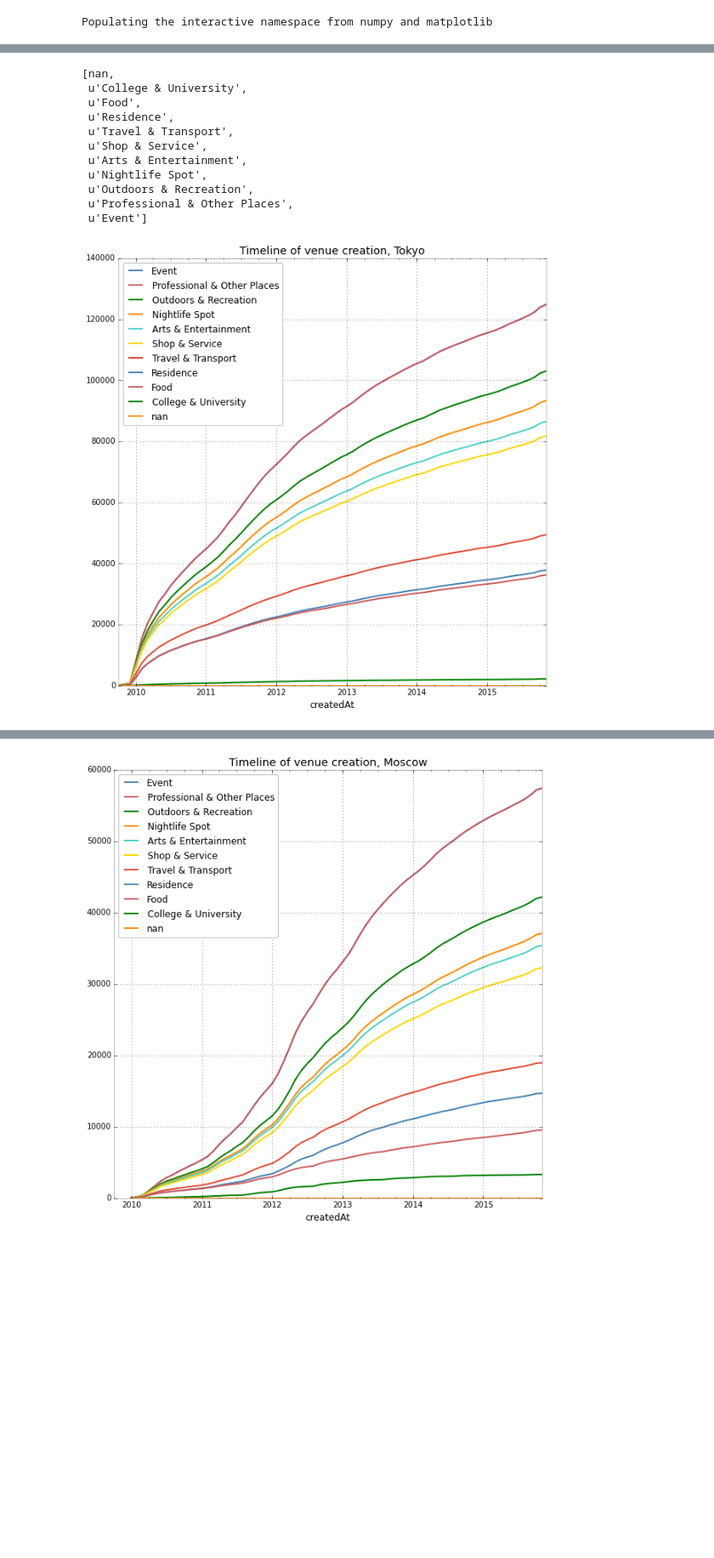
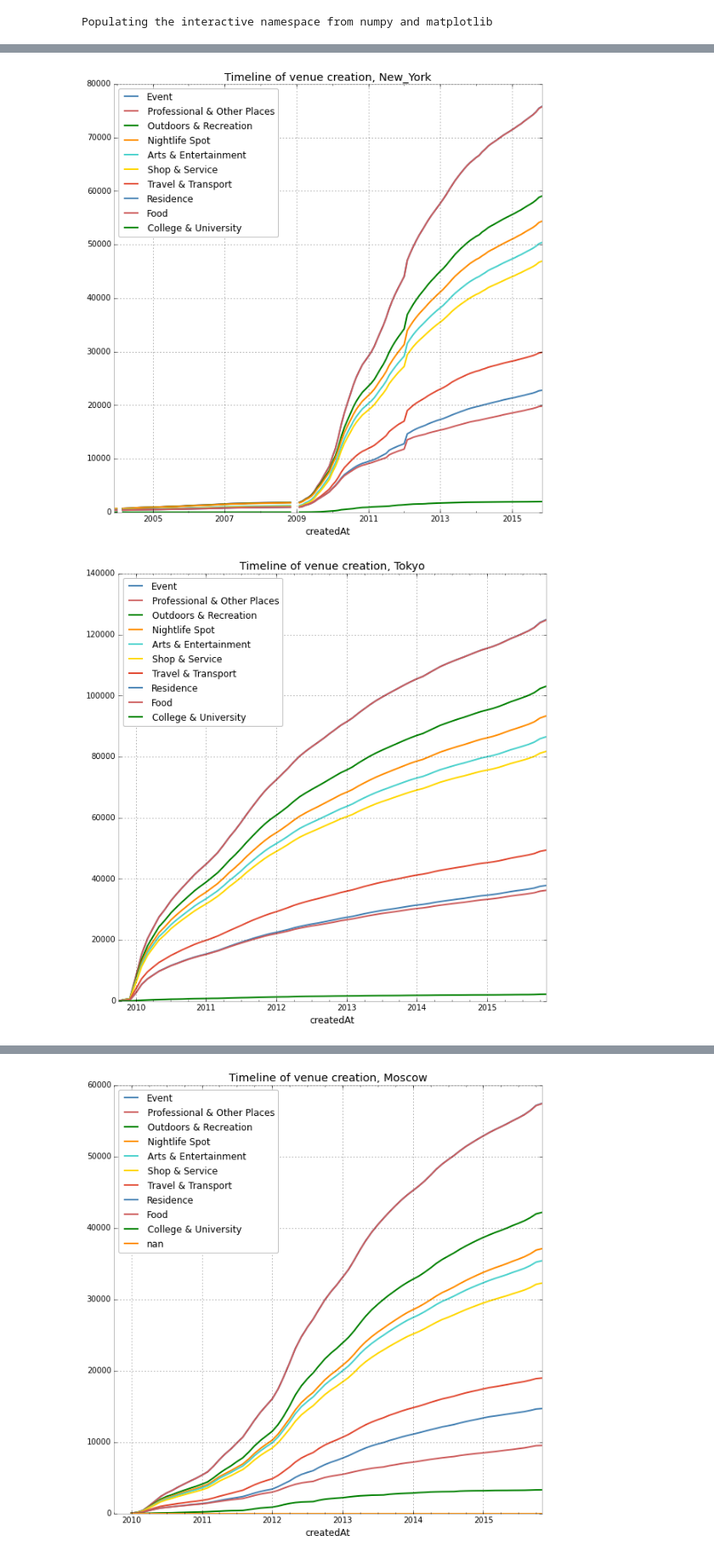
Before and after one commit to Elixeus/ads_project_shared_code, a Jupyter notebook: 4sqr_create_time.ipynb, the cells around one changed output, grey strips where cells are left out. Shown at 85% size. Drawn from its saved outputs; the diff is of its cells as text; code cells hidden in the pictures; blank space fills up the shorter version.

```diff
--- a/4sqr_create_time.ipynb
+++ b/4sqr_create_time.ipynb
@@ -57,18 +60,14 @@ plt.savefig('Timeline_Comparison.png')
-# %%
-gl = list(set(tokyo.genCategory.tolist()))
-gl
-# %% [output]
-[nan,
- u'College & University',
- u'Food',
- u'Residence',
- u'Travel & Transport',
- u'Shop & Service',
- u'Arts & Entertainment',
- u'Nightlife Spot',
- u'Outdoors & Recreation',
- u'Professional & Other Places',
- u'Event']
+# %%
+gl = [ u'College & University',
+ u'Food',
+ u'Residence',
+ u'Travel & Transport',
+ u'Shop & Service',
+ u'Arts & Entertainment',
+ u'Nightlife Spot',
+ u'Outdoors & Recreation',
+ u'Professional & Other Places',
+ u'Event']
 # %%
 def catCumTS(df,name):
     df2 = df[['genCategory','createdAt']].set_index('createdAt')
@@ -87,8 +86,12 @@ def catCumTS(df,name):
     df2 = df2[cols]
 
     return df2.plot(figsize=(10,10),title='Timeline of venue creation, %s' % name)
-# %%
-p = catCumTS(tokyo, 'Tokyo')
-plt.savefig('Timeline_Tokyo.png')
-# %% [output]
-[figure, removed]
+# %%
+# p = catCumTS(tokyo, 'Tokyo')
+# plt.savefig('Timeline_Tokyo.png')
+for k, v in dfs.iteritems():
+    p = catCumTS(v, k)
+    plt.savefig('img/Timeline_%s.png' %k)
+# %% [output]
+[figure, added]
+[figure, added]
```
Also changed, not shown: parts of 11 cells of this notebook, 8 other files.
